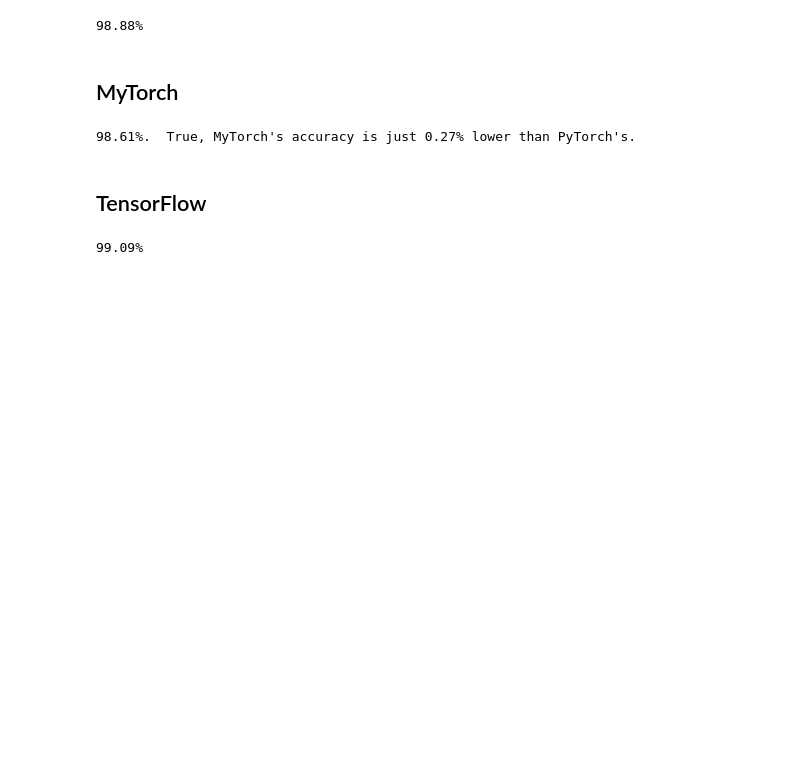
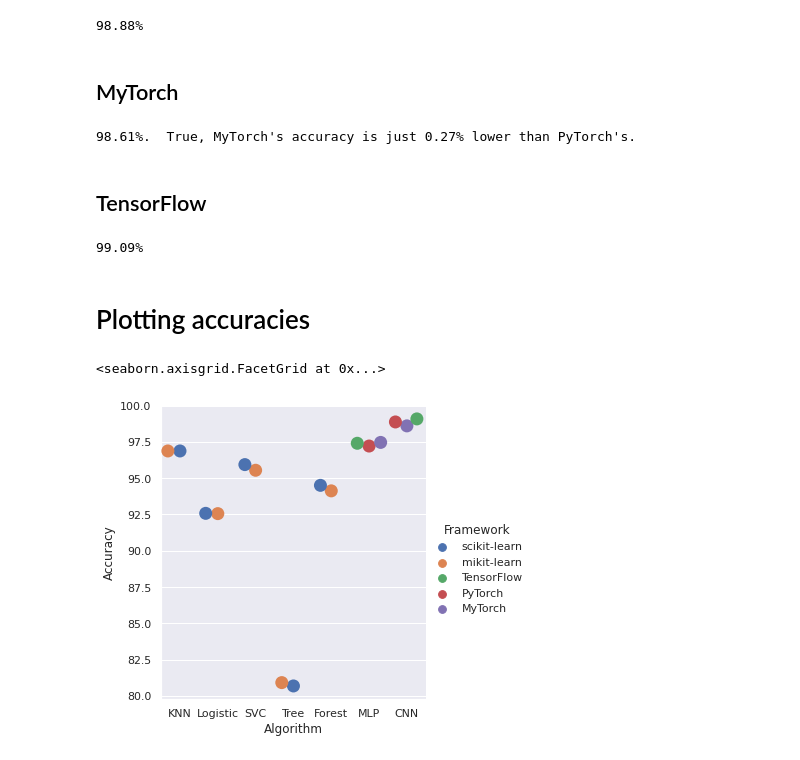
Before and after one commit to mattbarrett98/mikit-learn, a Jupyter notebook: mikitVscikit.ipynb, the cells around one changed output. Drawn from its saved outputs; the diff is of its cells as text; code cells hidden in the pictures; blank space fills up the shorter version.

```diff
--- a/mikitVscikit.ipynb
+++ b/mikitVscikit.ipynb
@@ -372,3 +372,32 @@ tf_accuracy = 100*sum(np.argmax(np.array(pred), axis=1)==test_y)/test_y.shape[0]
 print(f'{tf_accuracy}%')
 # %% [output]
 99.09%
+# %% [markdown]
+# Plotting accuracies
+# %%
+import pandas as pd
+import seaborn as sns
+sns.axes_style('darkgrid')
+
+data = [['KNN', 96.88, 'scikit-learn'],
+        ['KNN', 96.88, 'mikit-learn'],
+        ['Logistic', 92.58, 'scikit-learn'],
+        ['Logistic', 92.56, 'mikit-learn'],
+        ['SVC', 95.94, 'scikit-learn'],
+        ['SVC', 95.55, 'mikit-learn'],
+        ['Tree', 80.68, 'scikit-learn'],
+        ['Tree', 80.91, 'mikit-learn'],
+        ['Forest', 94.51, 'scikit-learn'],
+        ['Forest', 94.13, 'mikit-learn'],
+        ['MLP', 97.41, 'TensorFlow'],
+        ['MLP', 97.22, 'PyTorch'],
+        ['MLP', 97.47, 'MyTorch'],
+        ['CNN', 99.09, 'TensorFlow'],
+        ['CNN', 98.88, 'PyTorch'],
+        ['CNN', 98.61, 'MyTorch']]
+df = pd.DataFrame(data, columns=['Algorithm', 'Accuracy', 'Framework'])
+
+sns.catplot(x='Algorithm', y='Accuracy', hue='Framework', kind='swarm', s=13, data=df)
+# %% [output]
+<seaborn.axisgrid.FacetGrid at 0x...>
+[figure, added]
```
